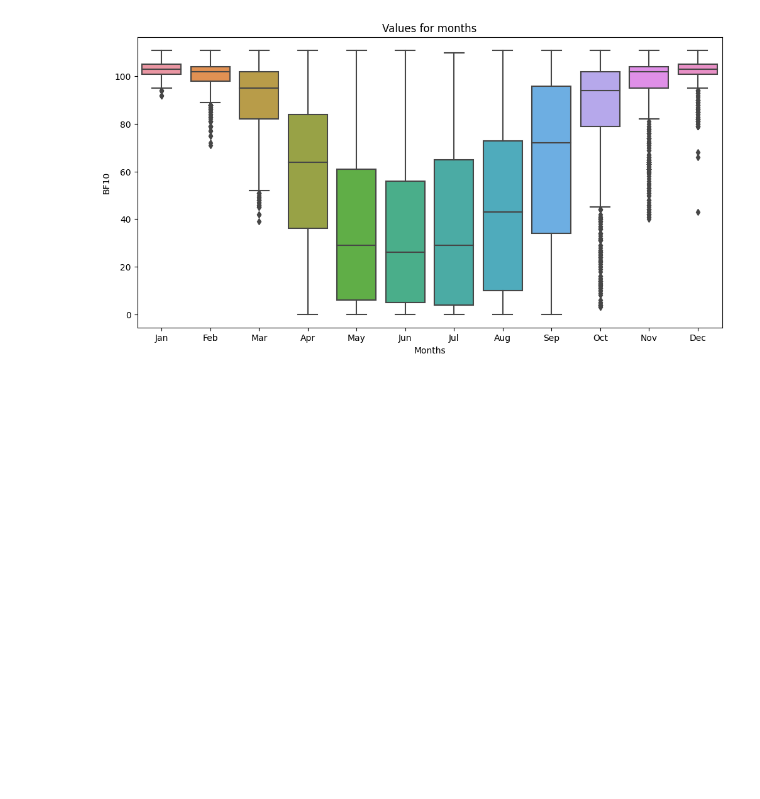
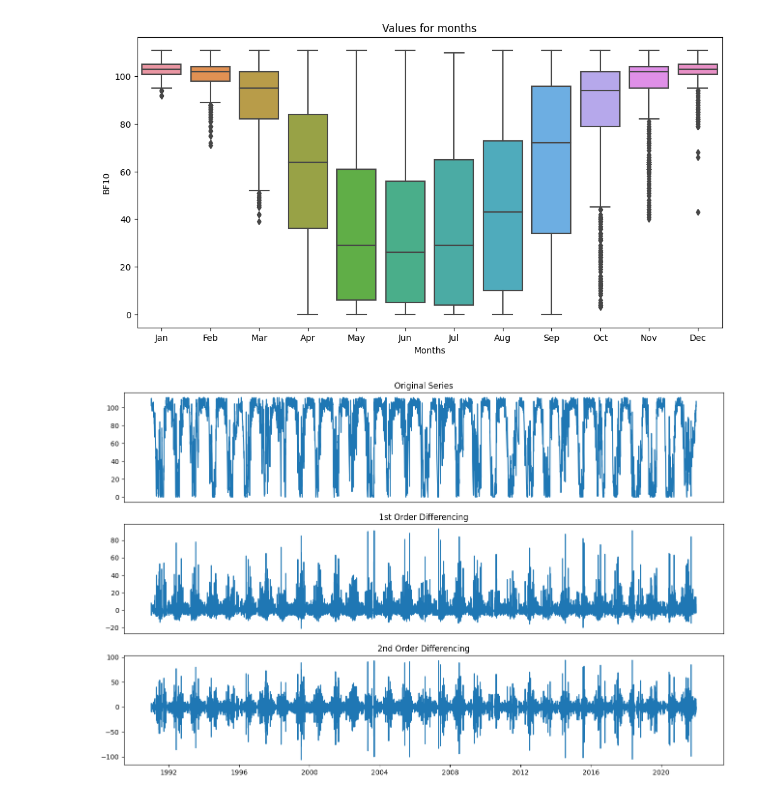
Before and after one commit to RompfRobert/Machine_Learning_and_Deep_Learning, a Jupyter notebook: Capstone-Project/test2.ipynb, the cells around one changed output. Drawn from its saved outputs; the diff is of its cells as text; code cells hidden in the pictures; blank space fills up the shorter version.

```diff
--- a/Capstone-Project/test2.ipynb
+++ b/Capstone-Project/test2.ipynb
@@ -195,16 +179,18 @@ train_data, test_data = train_test_split(df2, shuffle=False, test_size=0.2, rand
 # %%
 # Original Series
 fig, (ax1, ax2, ax3) = plt.subplots(3, figsize=(16, 10))
-ax1.plot(train_data.BF10)
+ax1.plot(df2.BF10)
 ax1.set_title('Original Series')
 ax1.axes.xaxis.set_visible(False)
 # 1st Differencing
-ax2.plot(train_data.BF10.diff())
+ax2.plot(df2.BF10.diff())
 ax2.set_title('1st Order Differencing')
 ax2.axes.xaxis.set_visible(False)
 # 2nd Differencing
-ax3.plot(train_data.BF10.diff().diff())
+ax3.plot(df2.BF10.diff().diff())
 ax3.set_title('2nd Order Differencing')
 plt.show()
+# %% [output]
+[figure, added]
 # %%
 fig, (ax1, ax2, ax3) = plt.subplots(3, 1, figsize=(18, 12))
```
Also changed, not shown: parts of 46 cells of this notebook.
